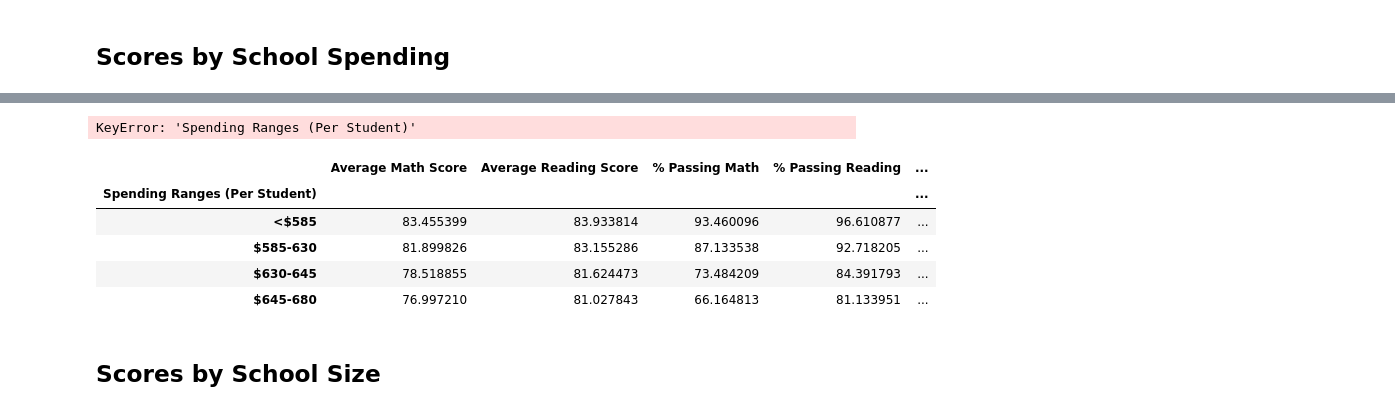
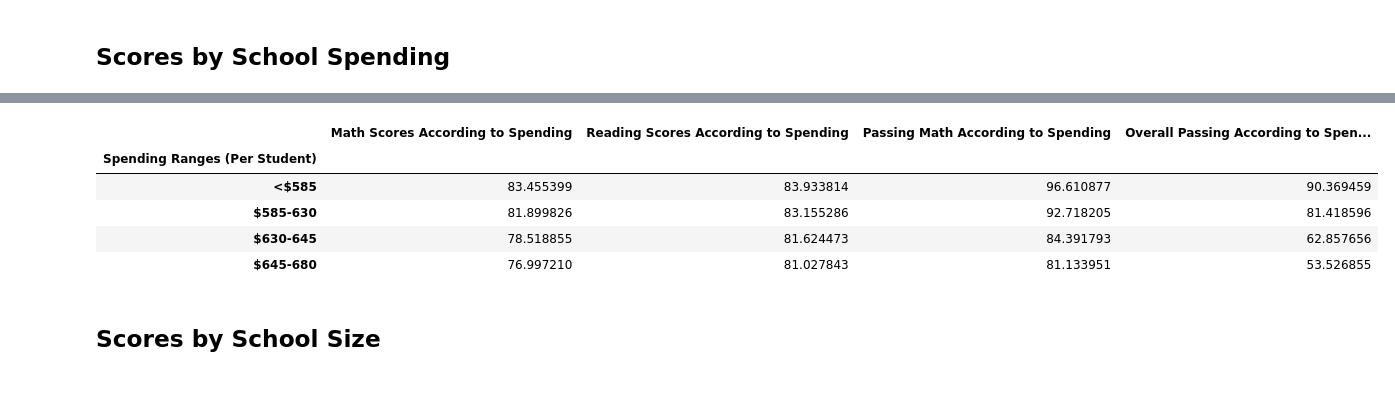
Before and after one commit to bassoon03/pandas-challenge, a Jupyter notebook: PyCitySchools/PyCitySchools_starter.ipynb, the cells around one changed output, grey strips where cells are left out. Cells and saved outputs as stored; diff of their text form; code cells hidden in the pictures.

```diff
--- a/PyCitySchools/PyCitySchools_starter.ipynb
+++ b/PyCitySchools/PyCitySchools_starter.ipynb
@@ -107,16 +107,13 @@ district_summary
 # %% [markdown]
 ## School Summary
 # %%
-# Use the code provided to select all of the school types
+#Use the code provided to select all of the school types
 #print(school_types)
 schools_and_type = school_data_complete[["school_name","type"]]
 print(schools_and_type)
 
-each_schools_type = schools_and_type.groupby("school_name")["type"].unique()
+each_schools_type = school_data.set_index("school_name")["type"]
 print(each_schools_type)
-
-#schools_type = school_data_complete.set_index(["school_name"])["type"]
-#print(schools_type)
 # %% [output]
               school_name      type
 0       Huang High School  District
@@ -456,12 +452,12 @@ reading_scores_by_grade_renamed
 # %%
 # Establish the bins
 spending_bins = [0, 585, 630, 645, 680]
-group_labels = ["0", "$585", "$585-630", "$630-645", "$645-680"]
+group_labels = ["<$585", "$585-630", "$630-645", "$645-680"]
 # %%
 # Create a copy of the school summary since it has the "Per Student Budget"
 school_spending_df = per_school_summary_df.copy()
 # %%
 # Use `pd.cut` to categorize spending based on the bins.
-school_spending_df["Spending Ranges (Per Student)"] = pd.cut(school_spending_df["Per Student Budget"], spending_bins, labels=group_labels)
+school_spending_df["Spending Ranges (Per Student)"] = pd.cut(per_school_capita, bins=spending_bins, labels=group_labels, right=False)
 school_spending_df
 # %% [output]
@@ -473,25 +485,23 @@ spending_reading_scores = school_spending_df.groupby(["Spending Ranges (Per Stud
 spending_passing_math = school_spending_df.groupby(["Spending Ranges (Per Student)"])["% Passing Math"].mean()
 spending_passing_reading = school_spending_df.groupby(["Spending Ranges (Per Student)"])["% Passing Reading"].mean()
 overall_passing_spending = school_spending_df.groupby(["Spending Ranges (Per Student)"])["% Overall Passing"].mean()
-# %% [output]
-KeyError: 'Spending Ranges (Per Student)'
 # %%
 # Assemble into DataFrame
-spending_summary = ({"Math Scores According to Spending" : spending_math_scores,
-                     "Reading Scores According to Spending" : spending_reading_scores,
-                     "Passing Math According to Spending" : spending_passing_math,
-                     "Passing Math According to Spending" : spending_passing_reading,
-                     "Overall Passing According to Spending" : overall_passing_spending})
+spending_summary = pd.DataFrame({"Math Scores According to Spending" : spending_math_scores,
+                                 "Reading Scores According to Spending" : spending_reading_scores,
+                                 "Passing Math According to Spending" : spending_passing_math,
+                                 "Passing Math According to Spending" : spending_passing_reading,
+                                 "Overall Passing According to Spending" : overall_passing_spending})
 
 # Display results
 spending_summary
 # %% [output]
-|  | Average Math Score | Average Reading Score | % Passing Math | % Passing Reading | ... |
-| Spending Ranges (Per Student) |  |  |  |  | ... |
-| <$585 | 83.455399 | 83.933814 | 93.460096 | 96.610877 | ... |
-| $585-630 | 81.899826 | 83.155286 | 87.133538 | 92.718205 | ... |
-| $630-645 | 78.518855 | 81.624473 | 73.484209 | 84.391793 | ... |
-| $645-680 | 76.997210 | 81.027843 | 66.164813 | 81.133951 | ... |
+|  | Math Scores According to Spending | Reading Scores According to Spending | Passing Math According to Spending | Overall Passing According to Spen... |
+| Spending Ranges (Per Student) |  |  |  |  |
+| <$585 | 83.455399 | 83.933814 | 96.610877 | 90.369459 |
+| $585-630 | 81.899826 | 83.155286 | 92.718205 | 81.418596 |
+| $630-645 | 78.518855 | 81.624473 | 84.391793 | 62.857656 |
+| $645-680 | 76.997210 | 81.027843 | 81.133951 | 53.526855 |
 # %% [markdown]
 ## Scores by School Size
 # %%
```
Also changed, not shown: parts of 11 cells of this notebook.
